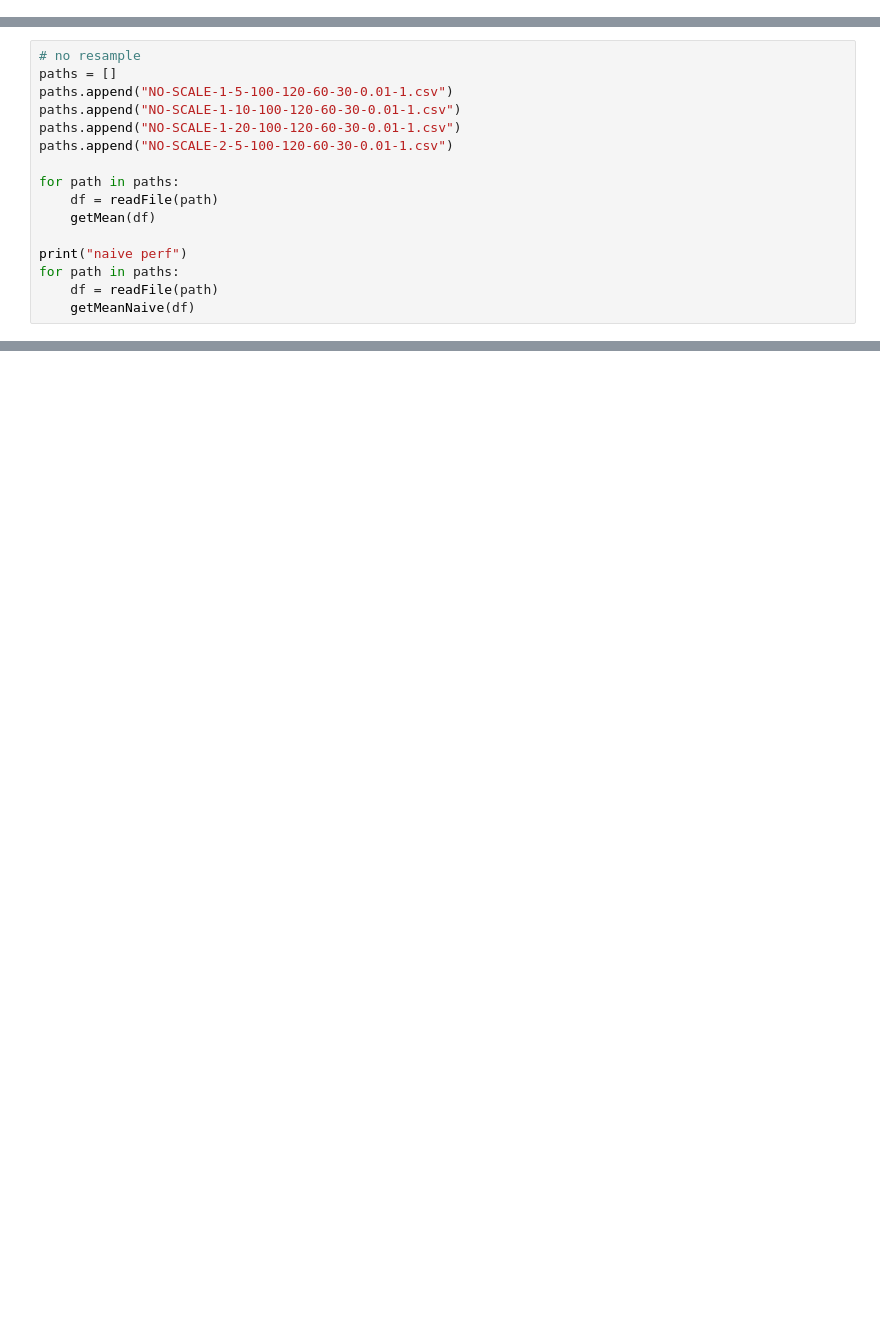
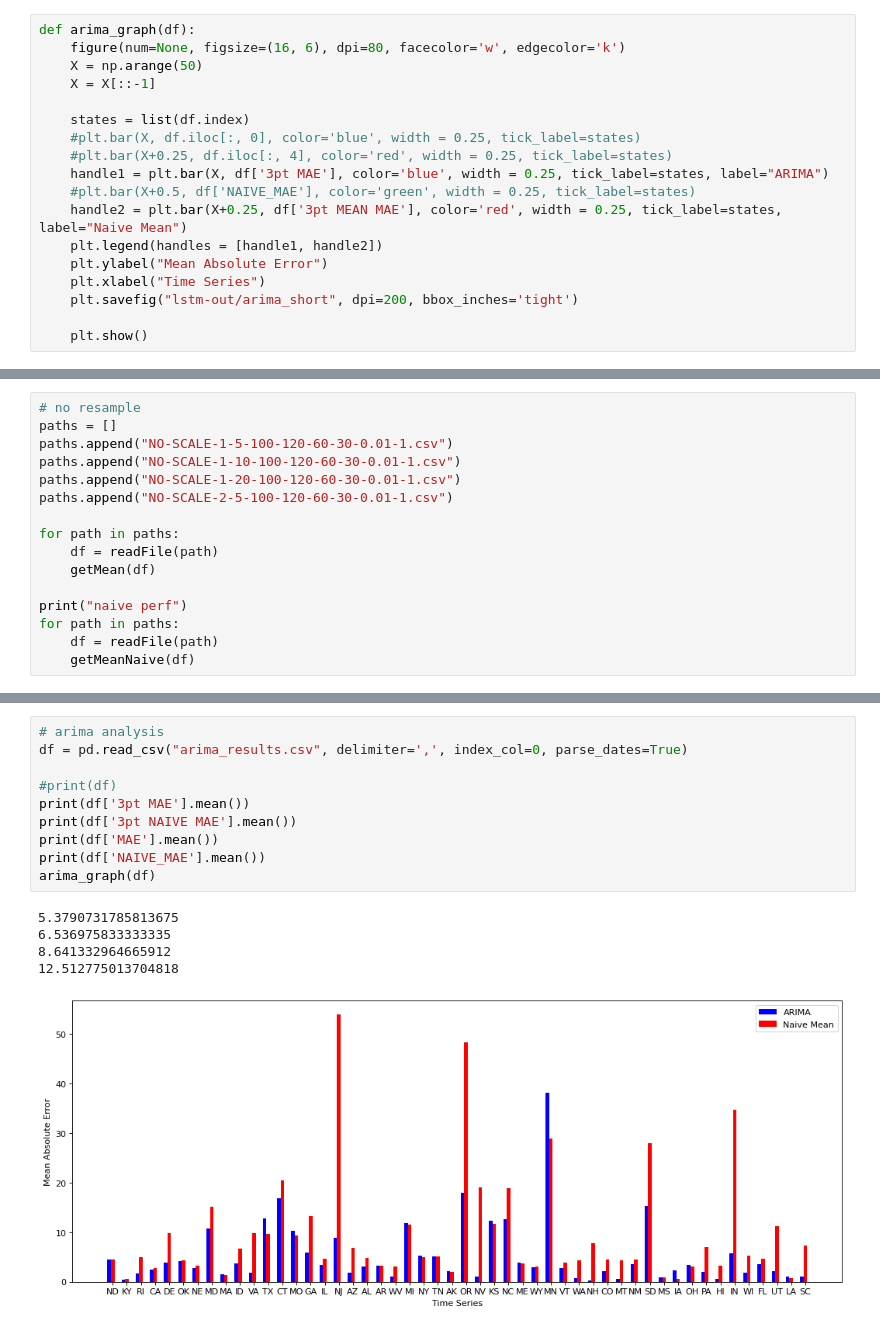
Before and after one commit to rayankrish/CpuUsagePrediction, a Jupyter notebook: LSTM_Data_Analysis.ipynb, the cells around one changed output, grey strips where cells are left out. Saved outputs shown, nothing was run; the diff lists cells and outputs as text; blank space fills up the shorter version.

```diff
--- a/LSTM_Data_Analysis.ipynb
+++ b/LSTM_Data_Analysis.ipynb
@@ -39,5 +39,23 @@ def graph(df):
 
     plt.show()
+# %%
+def arima_graph(df):
+    figure(num=None, figsize=(16, 6), dpi=80, facecolor='w', edgecolor='k')
+    X = np.arange(50)
+    X = X[::-1]
+
+    states = list(df.index)
+    #plt.bar(X, df.iloc[:, 0], color='blue', width = 0.25, tick_label=states)
+    #plt.bar(X+0.25, df.iloc[:, 4], color='red', width = 0.25, tick_label=states)
+    handle1 = plt.bar(X, df['3pt MAE'], color='blue', width = 0.25, tick_label=states, label="ARIMA")
+    #plt.bar(X+0.5, df['NAIVE_MAE'], color='green', width = 0.25, tick_label=states)
+    handle2 = plt.bar(X+0.25, df['3pt MEAN MAE'], color='red', width = 0.25, tick_label=states, label="Naive Mean")
+    plt.legend(handles = [handle1, handle2])
+    plt.ylabel("Mean Absolute Error")
+    plt.xlabel("Time Series")
+    plt.savefig("lstm-out/arima_short", dpi=200, bbox_inches='tight')
+
+    plt.show()
 # %%
 print("0 dropout")
 paths = []
@@ -309,0 +327,16 @@ naive won
+# %%
+# arima analysis
+df = pd.read_csv("arima_results.csv", delimiter=',', index_col=0, parse_dates=True)
+
+#print(df)
+print(df['3pt MAE'].mean())
+print(df['3pt NAIVE MAE'].mean())
+print(df['MAE'].mean())
+print(df['NAIVE_MAE'].mean())
+arima_graph(df)
+# %% [output]
+5.3790731785813675
+6.536975833333335
+8.641332964665912
+12.512775013704818
+[figure, added]
```
Also changed, not shown: parts of 3 cells of this notebook, 2 other files.
